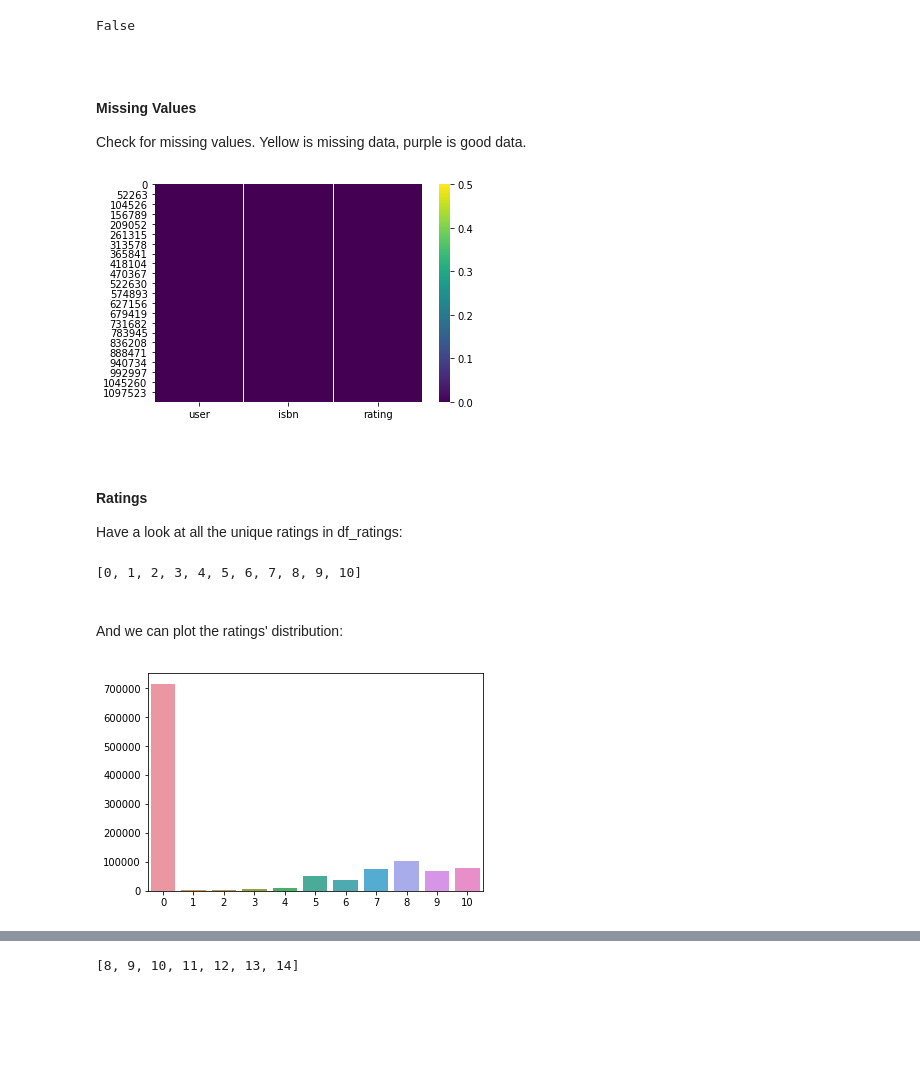
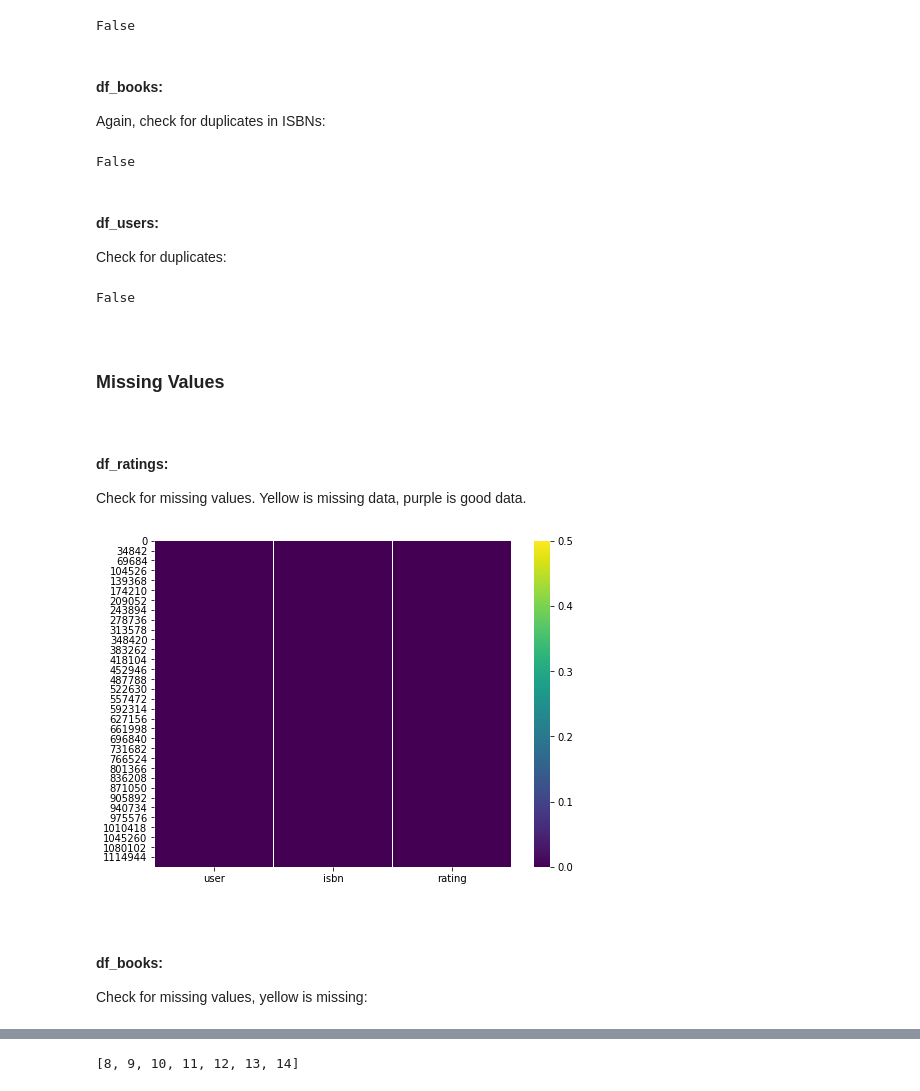
Before and after one commit to ohjho/recommendation_system, a Jupyter notebook: EDA_presentation.ipynb, the cells around one changed output, grey strips where cells are left out. Saved outputs shown, nothing was run; the diff lists cells and outputs as text; code cells hidden in the pictures; blank space fills up the shorter version.

```diff
--- a/EDA_presentation.ipynb
+++ b/EDA_presentation.ipynb
@@ -222,34 +249,38 @@ Check if there are duplicate records (where both the user and isbn are the same-
 len(df_ratings) != len(df_ratings.drop_duplicates(subset=['user', 'isbn']))
 # %% [output]
 False
+# %% [markdown]
+#### df_books:
+Again, check for duplicates in ISBNs:
+# %%
+len(df_books) != len(df_books.isbn.unique())
+# %% [output]
+False
+# %% [markdown]
+#### df_users:
+
+Check for duplicates:
+# %%
+len(df_users) != len(df_users.user.unique())
+# %% [output]
+False
 # %% [markdown]
 <br>
 
-#### Missing Values
+### Missing Values  <a class="anchor" id="section_2c">
+<br>
+
+#### df_ratings:
 Check for missing values. Yellow is missing data, purple is good data.
 # %%
+plt.subplots(figsize=(8,6))
 sns.heatmap(df_ratings.isnull(), cmap='viridis', vmin=0, vmax=0.5)
 plt.show()
 # %% [output]
-[figure, old version]
+[figure, new version]
-# %% [markdown]
-<br>
-
-#### Ratings
-Have a look at all the unique ratings in df_ratings:
-# %%
-print(sorted(df_ratings['rating'].unique()))
-# %% [output]
-[0, 1, 2, 3, 4, 5, 6, 7, 8, 9, 10]
-# %% [markdown]
-<br>
-
-And we can plot the ratings' distribution:
-# %%
-sns.barplot(
-    x=df_ratings['rating'].value_counts().index,
-    y=df_ratings['rating'].value_counts().values
-)
-plt.show()
-# %% [output]
-[figure, removed]
+# %% [markdown]
+<br>
+
+#### df_books:
+
+Check for missing values, yellow is missing:
```
Also changed, not shown: parts of 44 cells of this notebook.
